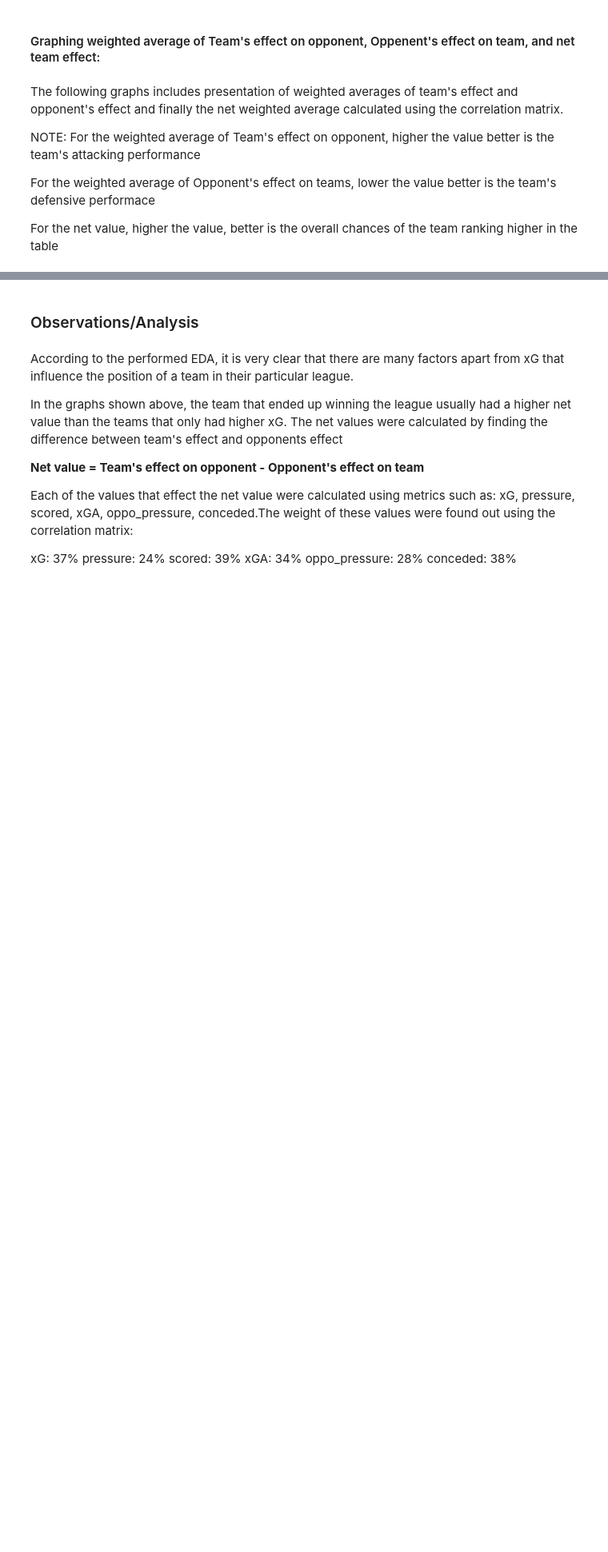
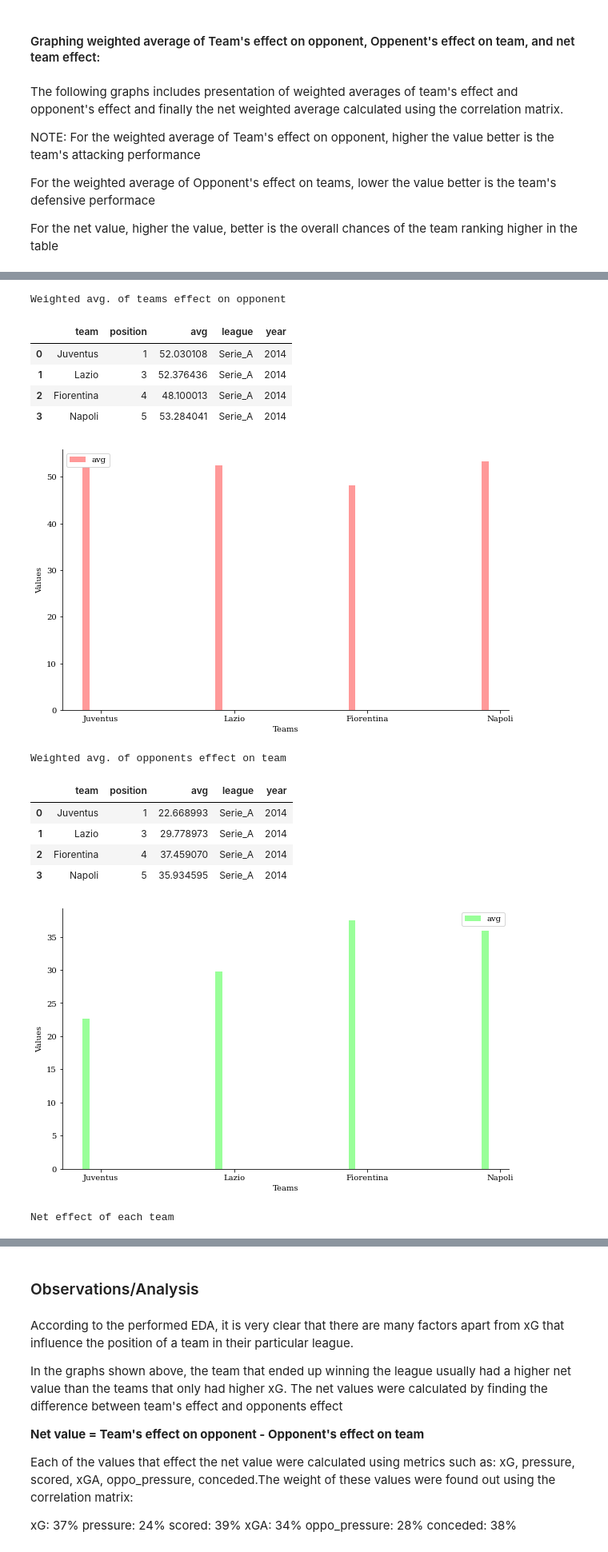
Before and after one commit to data301-2021-summer2/football-metrics-analysis, a Jupyter notebook: analysis/Final_Unified_Analysis.ipynb, the cells around one changed output, grey strips where cells are left out. Shown at 80% size. Cells and saved outputs as stored; diff of their text form; code cells hidden in the pictures; blank space fills up the shorter version.

```diff
--- a/analysis/Final_Unified_Analysis.ipynb
+++ b/analysis/Final_Unified_Analysis.ipynb
@@ -361,30 +438,43 @@ avg_net=pf.all_avg_net(path)
 # %%
 #method call to graph team's effect on opponent, opponent's effect on team and net effect of team
 colors1 = ['#ff9999','#99ff99', '#B7C3F3']
 colors2 = ['#99ff99']
 colors3 = ['#B7C3F3']
 
 #method call to graph team's effect on opponent, opponent's effect on team and net effect of team
 df1=pf.weighted_avg_attack('Serie_A',2014, path)
 df2=df1.style.set_table_attributes("style='display:inline'").set_caption('Weighted avg. of team'+'s effect on opponent')
 display(df2)
 fig, ax = plt.subplots()
 pf.bar_plot(ax, df2, total_width=0.3, single_width=0.7, chart_value=3,colors=colors1)
-sns.despine()
 plt.show()
 
 df3=pf.weighted_avg_def('Serie_A',2014, path)
 df4=df3.style.set_caption('Weighted avg. of opponent'+'s effect on team')
 display(df4)
 fig, ax = plt.subplots()
 pf.bar_plot(ax, df4, total_width=0.3, single_width=0.7, chart_value=3,colors=colors2)
-sns.despine()
 plt.show()
 
 df4=pf.weighted_avg_net('Serie_A',2014, path)
 df5=df4.style.set_table_attributes("style='display:inline'").set_caption('Net effect of each team')
 display(df5)
 fig, ax = plt.subplots()
 pf.bar_plot(ax, df5, total_width=0.3, single_width=0.7, chart_value=3,colors=colors3)
-sns.despine()
 plt.show()
+# %% [output]
+Weighted avg. of teams effect on opponent
+|  | team | position | avg | league | year |
+| 0 | Juventus | 1 | 52.030108 | Serie_A | 2014 |
+| 1 | Lazio | 3 | 52.376436 | Serie_A | 2014 |
+| 2 | Fiorentina | 4 | 48.100013 | Serie_A | 2014 |
+| 3 | Napoli | 5 | 53.284041 | Serie_A | 2014 |
+[figure, added]
+Weighted avg. of opponents effect on team
+|  | team | position | avg | league | year |
+| 0 | Juventus | 1 | 22.668993 | Serie_A | 2014 |
+| 1 | Lazio | 3 | 29.778973 | Serie_A | 2014 |
+| 2 | Fiorentina | 4 | 37.459070 | Serie_A | 2014 |
+| 3 | Napoli | 5 | 35.934595 | Serie_A | 2014 |
+[figure, added]
+Net effect of each team
```
Also changed, not shown: parts of 16 cells of this notebook, 5 other files.
